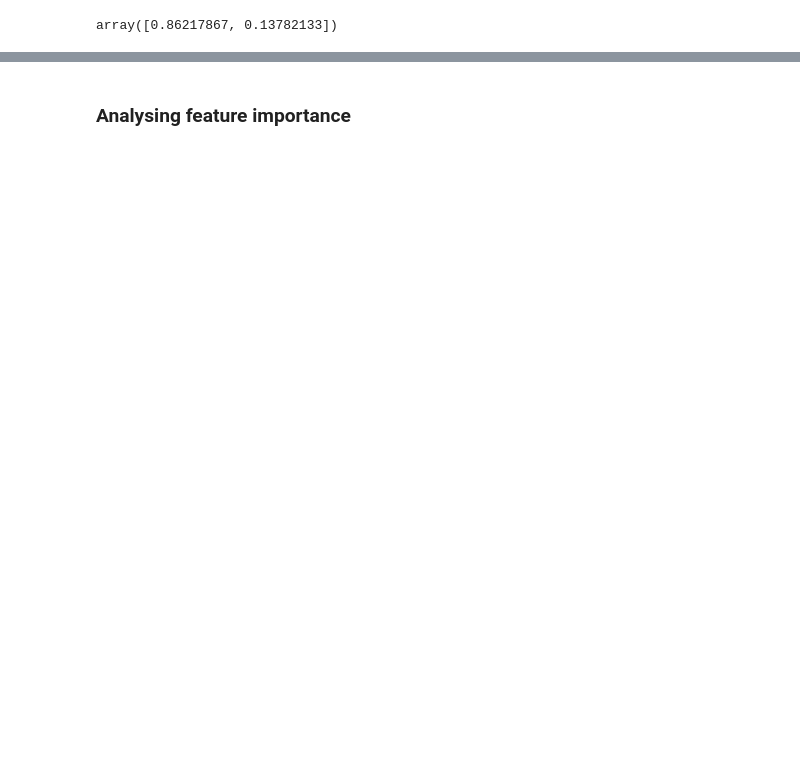
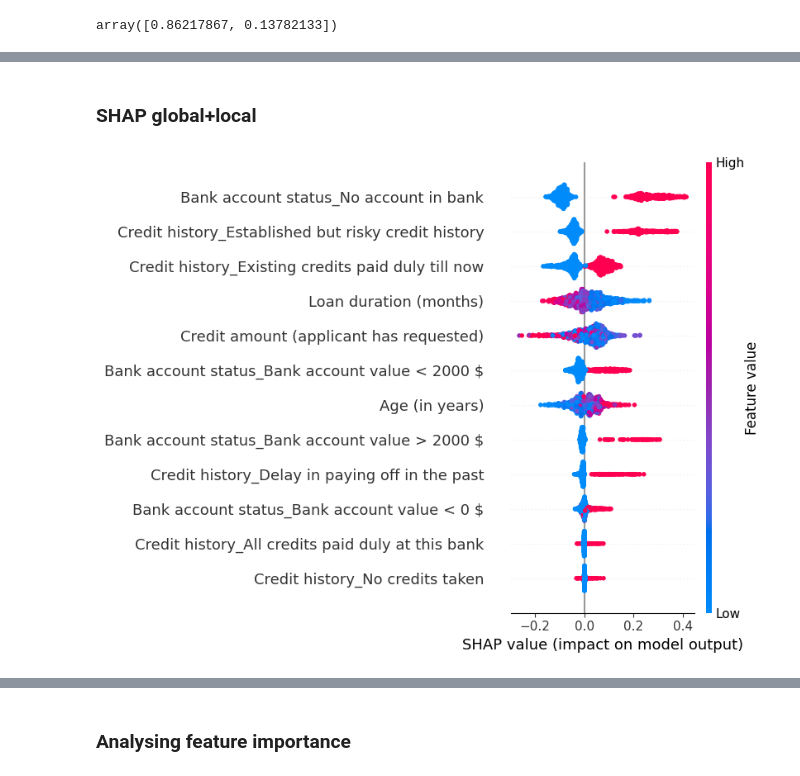
Before and after one commit to Dudnik-Ilia/glocalx, a Jupyter notebook: glocalx.ipynb, the cells around one changed output, grey strips where cells are left out. Saved outputs shown, nothing was run; the diff lists cells and outputs as text; code cells hidden in the pictures; blank space fills up the shorter version.

```diff
--- a/glocalx.ipynb
+++ b/glocalx.ipynb
@@ -253,19 +332,2 @@ df_cut['class'] = df_original['class'].map({2:0, 1: 1})
 # %% [markdown]
 ### Getting good samples
-# %%
-"""Train tree on this data"""
-
-target_column_name = 'class'
-X_cut = df_cut.drop(columns=[target_column_name])
-y_cut = df_cut[target_column_name]
-
-X_cut = pd.get_dummies(X_cut, drop_first=True)
-X_cut_train, X_cut_test, y_cut_train, y_cut_test = train_test_split(X_cut, y_cut, test_size=0.2, random_state=42)
-
-# Oversample class 0 (bad)
-smote = SMOTE(random_state=42)
-X_cut_train, y_cut_train = smote.fit_resample(X_cut_train, y_cut_train)
-
-params_cut = params
-rf_cut = RandomForestClassifier(**params_cut, class_weight='balanced', random_state=42)
-rf_cut.fit(X_cut_train, y_cut_train)
@@ -352,0 +451,21 @@ array([0.86217867, 0.13782133])
+# %% [markdown]
+### SHAP global+local
+# %%
+import shap
+
+# Ensure test set matches trained model columns
+X_cut = X_cut.reindex(columns=rf_cut.feature_names_in_, fill_value=0)
+
+# Create SHAP explainer
+explainer = shap.TreeExplainer(rf_cut)
+
+# Compute SHAP values (shape: (num_samples, num_features, num_classes))
+shap_values = explainer.shap_values(X_cut)
+
+# Extract SHAP values for the "positive" class (class index 1)
+shap_values_class1 = shap_values[:, :, 1]  # Correct slicing
+
+# Generate SHAP plots
+shap.summary_plot(shap_values_class1, X_cut)  # Beeswarm plot
+# %% [output]
+[figure, added]
```
Also changed, not shown: parts of 53 cells of this notebook, 8 other files.
